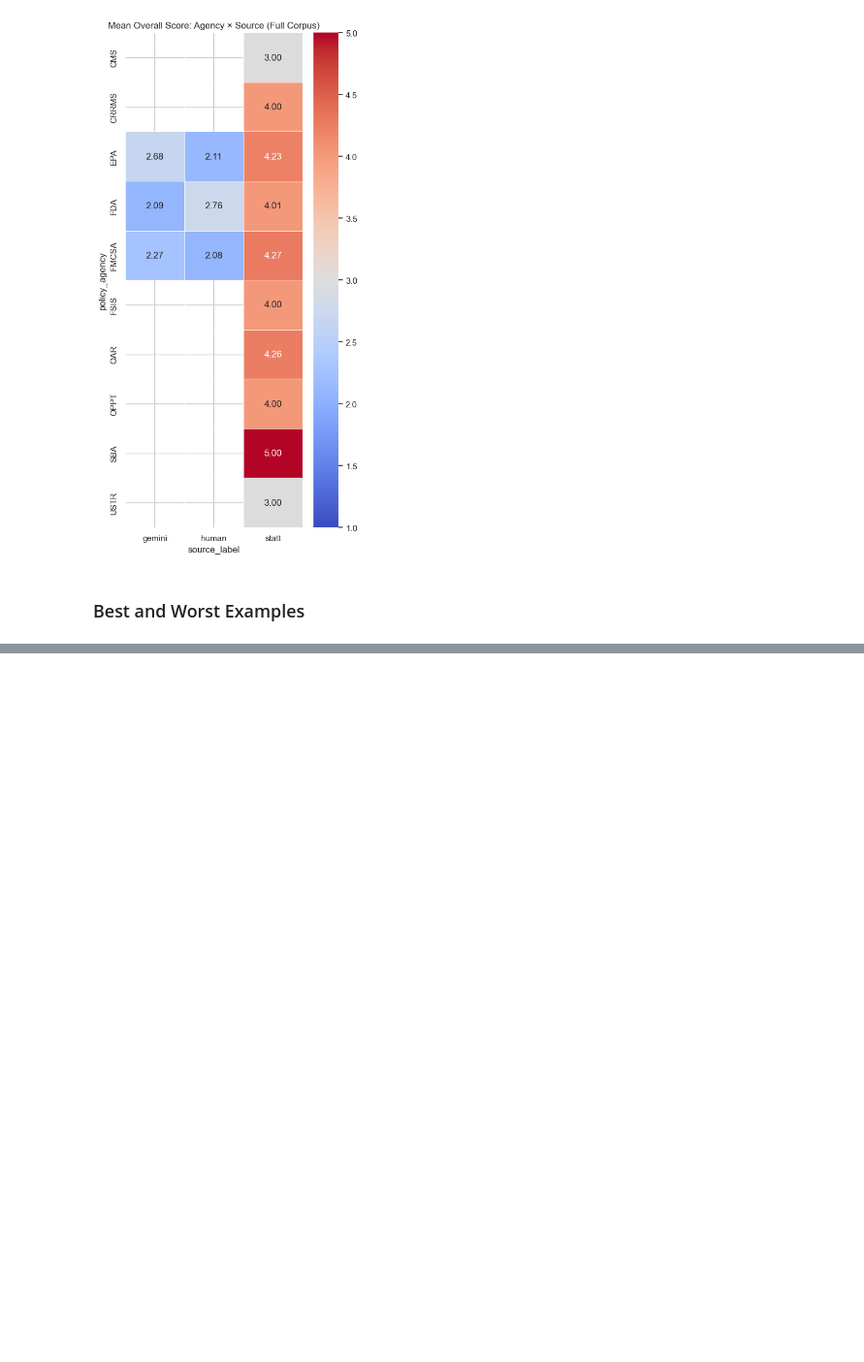
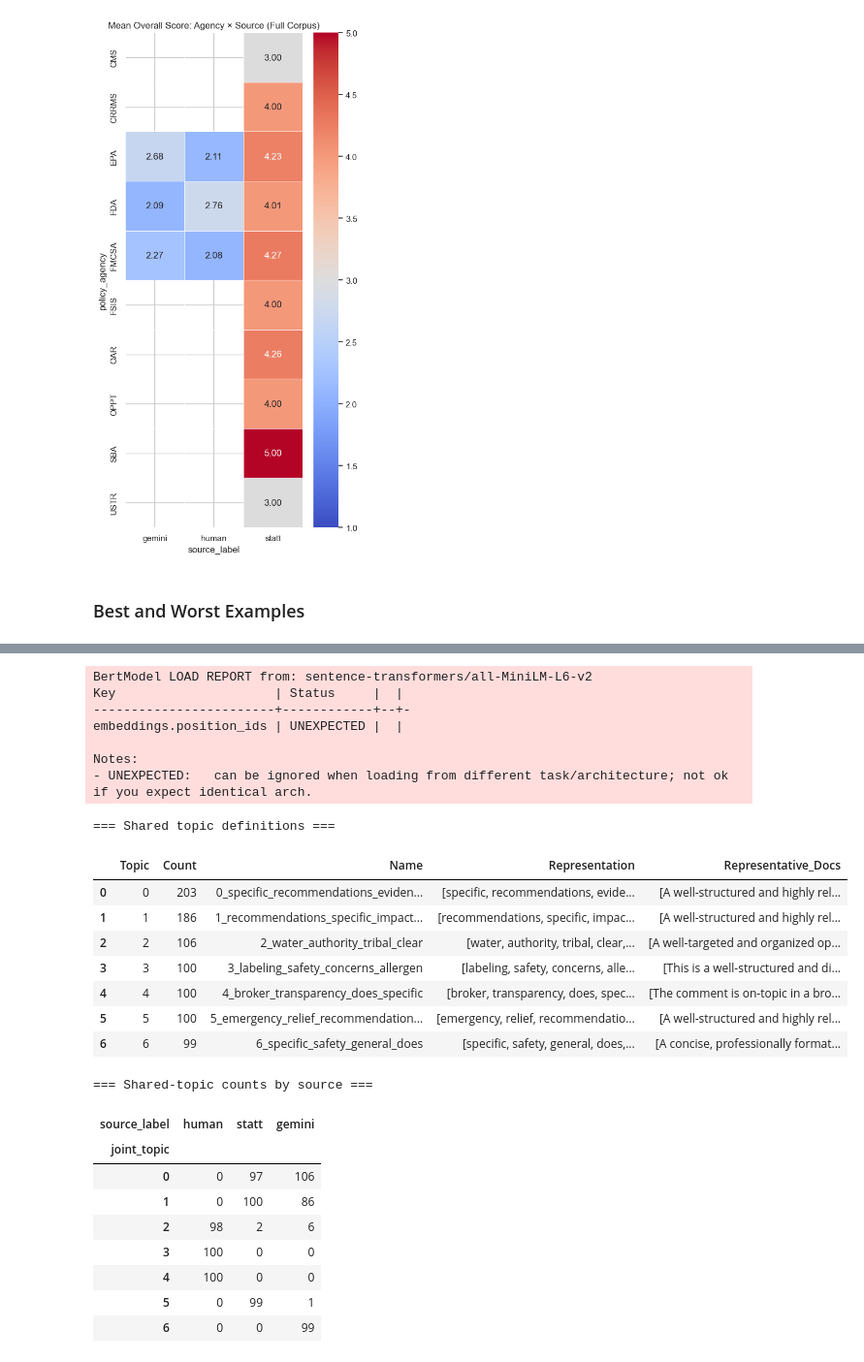
Before and after one commit to guozhan11/LLM-as-judge, a Jupyter notebook: comment_analysis.ipynb, the cells around one changed output, grey strips where cells are left out. Shown at 97% size. Drawn from its saved outputs; the diff is of its cells as text; code cells hidden in the pictures; blank space fills up the shorter version.

```diff
--- a/comment_analysis.ipynb
+++ b/comment_analysis.ipynb
@@ -999,0 +1344,56 @@ if "score_overall" in df.columns:
+# %%
+# ── 2. One shared BERTopic model for all sources ─────────────────────────────
+# A single fit ensures Topic 0, Topic 1, etc. have the same meaning for every
+# source. This replaces separate per-source models for cross-source comparison.
+joint_vectorizer = CountVectorizer(
+    stop_words=list(ENGLISH_STOP_WORDS) + CUSTOM_STOPWORDS,
+    min_df=2,
+)
+joint_umap = UMAP(random_state=42)
+joint_hdbscan = HDBSCAN(min_cluster_size=10, prediction_data=True)
+joint_topic_model = BERTopic(
+    vectorizer_model=joint_vectorizer,
+    umap_model=joint_umap,
+    hdbscan_model=joint_hdbscan,
+    verbose=False,
+)
+
+joint_topics, _ = joint_topic_model.fit_transform(balanced_eval_df["eval_text"].tolist())
+balanced_eval_df["joint_topic"] = joint_topics
+joint_topic_info = joint_topic_model.get_topic_info()
+
+print("=== Shared topic definitions ===")
+display(joint_topic_info.head(15))
+
+print("\n=== Shared-topic counts by source ===")
+display(
+    pd.crosstab(balanced_eval_df["joint_topic"], balanced_eval_df["source_label"])
+    .reindex(columns=TARGET_SOURCES, fill_value=0)
+)
+# %% [output]
+BertModel LOAD REPORT from: sentence-transformers/all-MiniLM-L6-v2
+Key                     | Status     |  |
+------------------------+------------+--+-
+embeddings.position_ids | UNEXPECTED |  |
+
+Notes:
+- UNEXPECTED:   can be ignored when loading from different task/architecture; not ok if you expect identical arch.
+=== Shared topic definitions ===
+|  | Topic | Count | Name | Representation | Representative_Docs |
+| 0 | 0 | 203 | 0_specific_recommendations_eviden... | [specific, recommendations, evide... | [A well-structured and highly rel... |
+| 1 | 1 | 186 | 1_recommendations_specific_impact... | [recommendations, specific, impac... | [A well-structured and highly rel... |
+| 2 | 2 | 106 | 2_water_authority_tribal_clear | [water, authority, tribal, clear,... | [A well-targeted and organized op... |
+| 3 | 3 | 100 | 3_labeling_safety_concerns_allergen | [labeling, safety, concerns, alle... | [This is a well-structured and di... |
+| 4 | 4 | 100 | 4_broker_transparency_does_specific | [broker, transparency, does, spec... | [The comment is on-topic in a bro... |
+| 5 | 5 | 100 | 5_emergency_relief_recommendation... | [emergency, relief, recommendatio... | [A well-structured and highly rel... |
+| 6 | 6 | 99 | 6_specific_safety_general_does | [specific, safety, general, does,... | [A concise, professionally format... |
+=== Shared-topic counts by source ===
+| source_label | human | statt | gemini |
+| joint_topic |  |  |  |
+| 0 | 0 | 97 | 106 |
+| 1 | 0 | 100 | 86 |
+| 2 | 98 | 2 | 6 |
+| 3 | 100 | 0 | 0 |
+| 4 | 100 | 0 | 0 |
+| 5 | 0 | 99 | 1 |
+| 6 | 0 | 0 | 99 |
```
Also changed, not shown: parts of 22 cells of this notebook, 15 other files.
